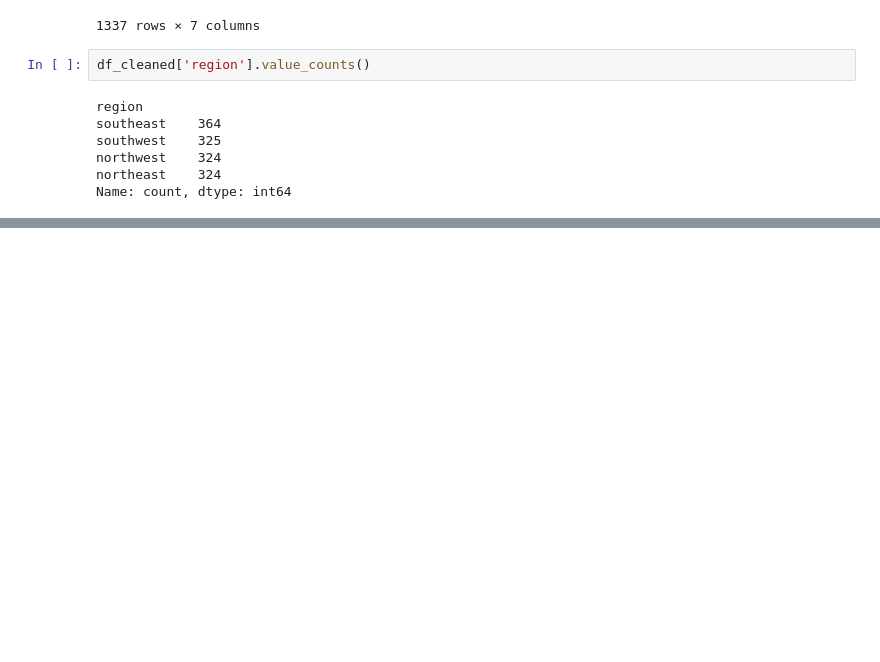
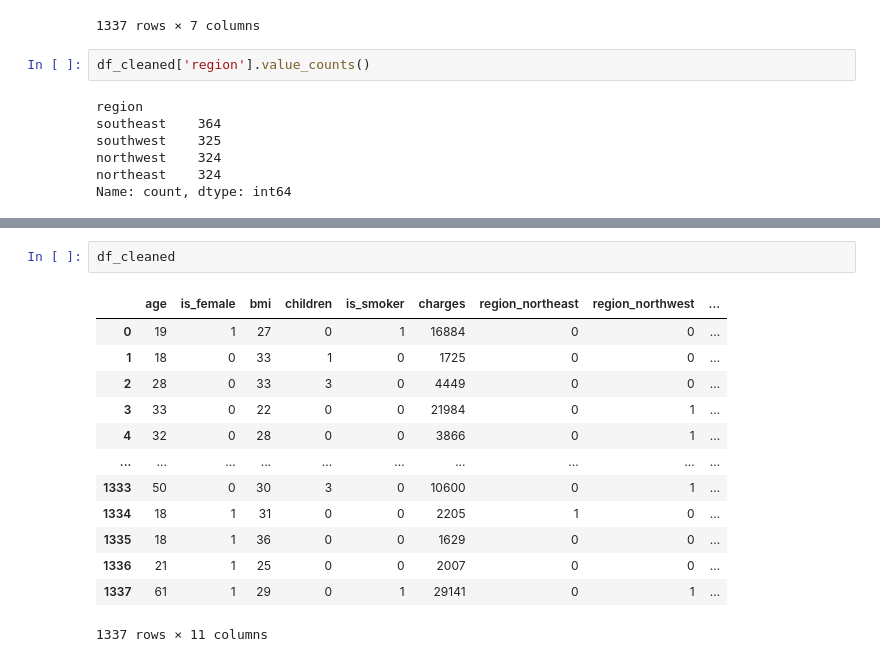
Before and after one commit to AvinashMarkad/Machine-Learning, a Jupyter notebook: Part I Supervised Learning/Insurance.ipynb, the cells around one changed output, grey strips where cells are left out. Saved outputs shown, nothing was run; the diff lists cells and outputs as text; blank space fills up the shorter version.

```diff
--- a/Part I Supervised Learning/Insurance.ipynb
+++ b/Part I Supervised Learning/Insurance.ipynb
@@ -292,0 +303,16 @@ df_cleaned
+# %%
+df_cleaned
+# %% [output]
+|  | age | is_female | bmi | children | is_smoker | charges | region_northeast | region_northwest | ... |
+| 0 | 19 | 1 | 27 | 0 | 1 | 16884 | 0 | 0 | ... |
+| 1 | 18 | 0 | 33 | 1 | 0 | 1725 | 0 | 0 | ... |
+| 2 | 28 | 0 | 33 | 3 | 0 | 4449 | 0 | 0 | ... |
+| 3 | 33 | 0 | 22 | 0 | 0 | 21984 | 0 | 1 | ... |
+| 4 | 32 | 0 | 28 | 0 | 0 | 3866 | 0 | 1 | ... |
+| ... | ... | ... | ... | ... | ... | ... | ... | ... | ... |
+| 1333 | 50 | 0 | 30 | 3 | 0 | 10600 | 0 | 1 | ... |
+| 1334 | 18 | 1 | 31 | 0 | 0 | 2205 | 1 | 0 | ... |
+| 1335 | 18 | 1 | 36 | 0 | 0 | 1629 | 0 | 0 | ... |
+| 1336 | 21 | 1 | 25 | 0 | 0 | 2007 | 0 | 0 | ... |
+| 1337 | 61 | 1 | 29 | 0 | 1 | 29141 | 0 | 1 | ... |
+1337 rows × 11 columns
```
Also changed, not shown: parts of 16 cells of this notebook.
